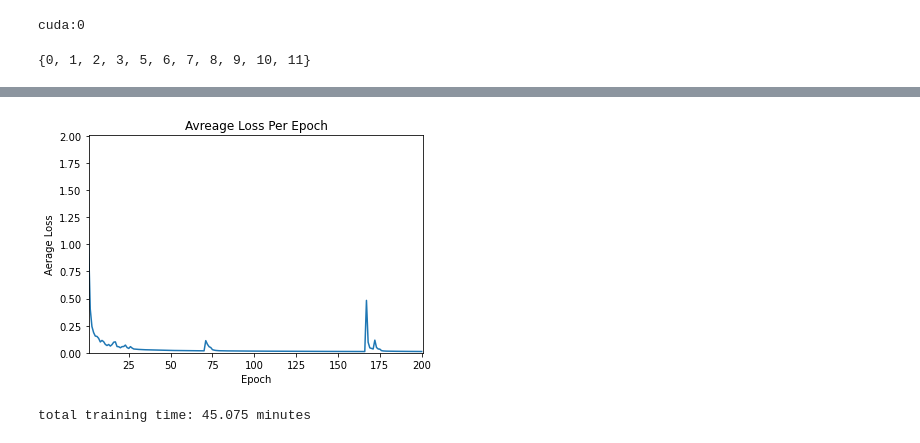
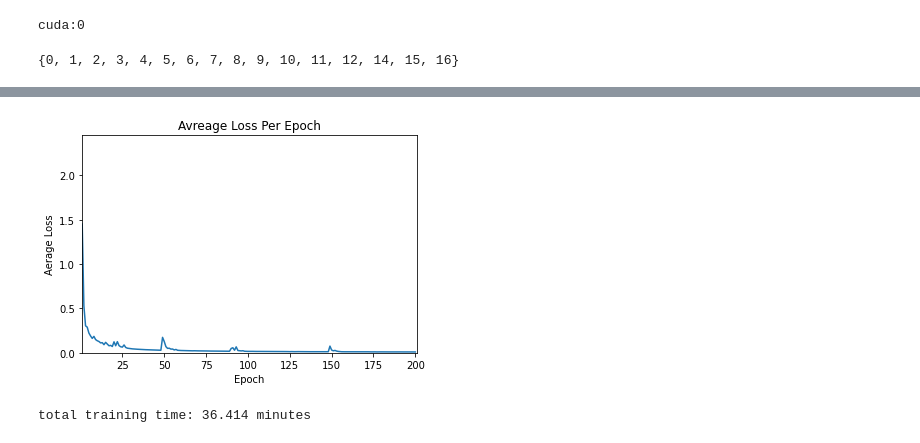
Before and after one commit to mrazimi99/deep-packet, a Jupyter notebook: DeepPacket.ipynb, the cells around one changed output, grey strips where cells are left out. Drawn from its saved outputs; the diff is of its cells as text; code cells hidden in the pictures.

Commit message:
Test both traffic and application.

```diff
--- a/DeepPacket.ipynb
+++ b/DeepPacket.ipynb
@@ -222,19 +155,20 @@ del traffic_features, train_traffic_labels, traffic_train_all
 # %%
-traffic_train_final = [{'feature': torch.from_numpy(np.array([a/255.0 for a in f.tolist()], dtype=np.float32)), 'label': l} for f, l in zip(traffic_train, traffic_y)]
-del traffic_train, traffic_y
-# app_train_final = [{'feature': torch.from_numpy(np.array([a/255.0 for a in f.tolist()], dtype=np.float32)), 'label': l} for f, l in zip(app_train, app_y)]
-# del app_train, app_y
+# traffic_train_final = [{'feature': torch.from_numpy(np.array([a/255.0 for a in f.tolist()], dtype=np.float32)), 'label': l} for f, l in zip(traffic_train, traffic_y)]
+# del traffic_train, traffic_y
+app_train_final = [{'feature': torch.from_numpy(np.array([a/255.0 for a in f.tolist()], dtype=np.float32)), 'label': l} for f, l in zip(app_train, app_y)]
+del app_train, app_y
 
-traffic_test_final = [{'feature': torch.from_numpy(np.array([a/255.0 for a in elem['feature']], dtype=np.float32)), 'label': elem['traffic_label']} for elem in traffic_test_all]
-del traffic_test_all
-# app_test_final = [{'feature': torch.from_numpy(np.array([a/255.0 for a in elem['feature']], dtype=np.float32)), 'label': elem['app_label']} for elem in app_test_all]
-# del app_test_all
+# traffic_test_final = [{'feature': torch.from_numpy(np.array([a/255.0 for a in elem['feature']], dtype=np.float32)), 'label': elem['traffic_label']} for elem in traffic_test_all]
+# del traffic_test_all
+app_test_final = [{'feature': torch.from_numpy(np.array([a/255.0 for a in elem['feature']], dtype=np.float32)), 'label': elem['app_label']} for elem in app_test_all]
+del app_test_all
 # %%
 batch_size = 64
-num_workers = 16
+num_workers = 2
 import random
-random.shuffle(traffic_train_final)
-traffic_train_loader = torch.utils.data.DataLoader(traffic_train_final, batch_size=batch_size, num_workers=num_workers)
-# app_train_loader = torch.utils.data.DataLoader(app_train_final, batch_size=batch_size, num_workers=num_workers)
-traffic_test_loader = torch.utils.data.DataLoader(traffic_test_final, batch_size=batch_size, num_workers=num_workers)
-# app_test_loader = torch.utils.data.DataLoader(app_test_final, batch_size=batch_size, num_workers=num_workers)
+# random.shuffle(traffic_train_final)
+random.shuffle(app_train_final)
+# traffic_train_loader = torch.utils.data.DataLoader(traffic_train_final, batch_size=batch_size, num_workers=num_workers)
+app_train_loader = torch.utils.data.DataLoader(app_train_final, batch_size=batch_size, num_workers=num_workers)
+# traffic_test_loader = torch.utils.data.DataLoader(traffic_test_final, batch_size=batch_size, num_workers=num_workers)
+app_test_loader = torch.utils.data.DataLoader(app_test_final, batch_size=batch_size, num_workers=num_workers)
@@ -368,17 +310,22 @@ def analyse(model, train_loader, test_loader, classes):
     plt.show()
 # %%
 input_vector = 1500
-output_len = max(traffic_classes) + 1
+
+# output_len = max(traffic_classes) + 1
+output_len = max(app_classes) + 1
+
 model = Model(input_vector, [200, 100, 50] , output_len, F.relu)
 model = model.to(device)
 
 learning_rate = 0.05
 criterion = nn.CrossEntropyLoss()
 optimizer = torch.optim.SGD(model.parameters(), lr=learning_rate)
-# %%
-print(traffic_classes)
-# %% [output]
-{0, 1, 2, 3, 5, 6, 7, 8, 9, 10, 11}
+# %%
+# print(traffic_classes)
+print(app_classes)
+# %% [output]
+{0, 1, 2, 3, 4, 5, 6, 7, 8, 9, 10, 11, 12, 14, 15, 16}
 # %%
-fit(model, traffic_train_loader, device, criterion, optimizer, num_epochs=200)
+# fit(model, traffic_train_loader, device, criterion, optimizer, num_epochs=200)
+fit(model, app_train_loader, device, criterion, optimizer, num_epochs=200)
 # %% [output]
@@ -402,3 +349,3 @@ epoch 200, train_loss: 0.012, time elapsed: 13.50327 seconds
-[figure, old version]
+[figure, new version]
-total training time: 45.075 minutes
+total training time: 36.414 minutes
 # %%
```
Also changed, not shown: parts of 16 cells of this notebook.
